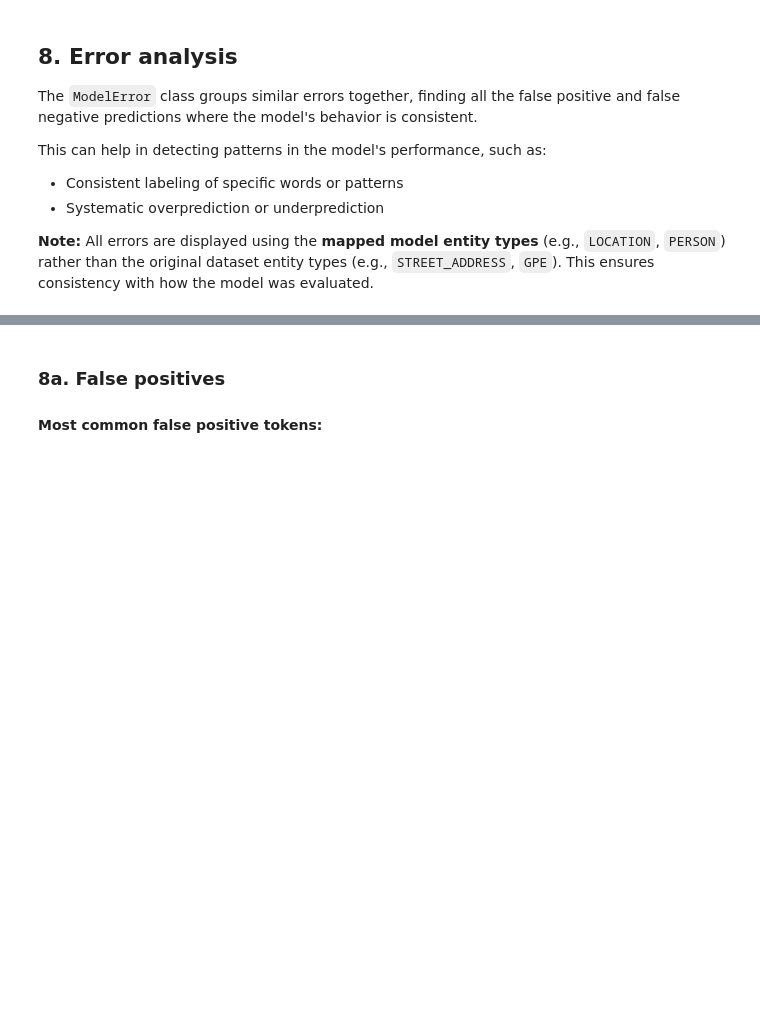
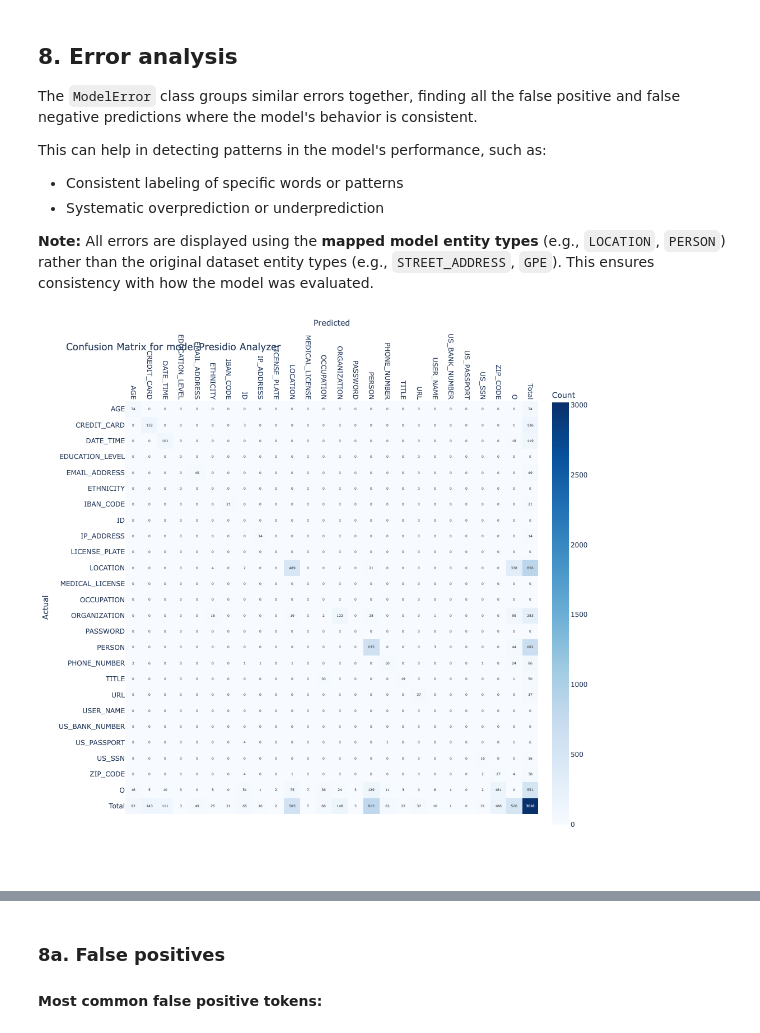
Before and after one commit to data-privacy-stack/presidio-research, a Jupyter notebook: notebooks/5_Evaluate_Custom_Presidio_Analyzer.ipynb, the cells around one changed output, grey strips where cells are left out. Cells and saved outputs as stored; diff of their text form; code cells hidden in the pictures; blank space fills up the shorter version.

```diff
--- a/notebooks/5_Evaluate_Custom_Presidio_Analyzer.ipynb
+++ b/notebooks/5_Evaluate_Custom_Presidio_Analyzer.ipynb
@@ -496,5 +502,7 @@ This can help in detecting patterns in the model's performance, such as:
 
 **Note:** All errors are displayed using the **mapped model entity types** (e.g., `LOCATION`, `PERSON`) rather than the original dataset entity types (e.g., `STREET_ADDRESS`, `GPE`). This ensures consistency with how the model was evaluated.
 # %%
-plotter.plot_confusion_matrix(entities=entities, confmatrix=confmatrix, output_folder=output_folder)
+plotter.plot_confusion_matrix(entities=entities, confmatrix=confmatrix)
+# %% [output]
+[figure, added]
 # %%
```
Also changed, not shown: parts of 12 cells of this notebook, 7 other files.
